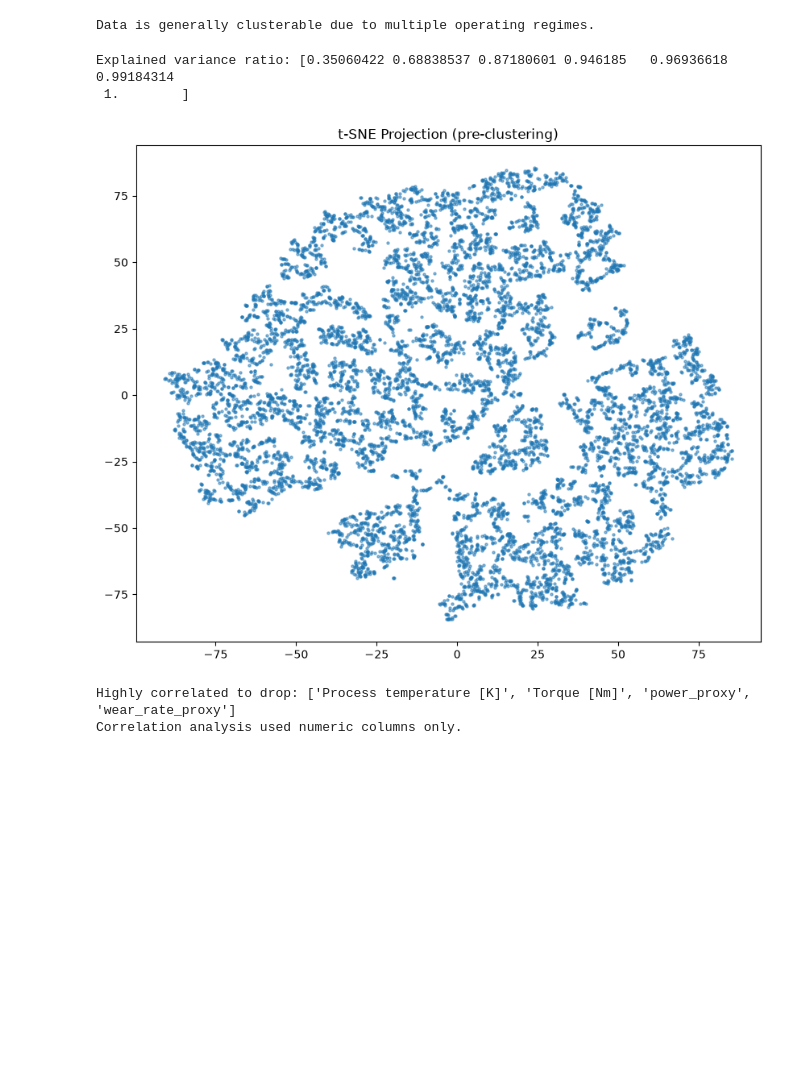
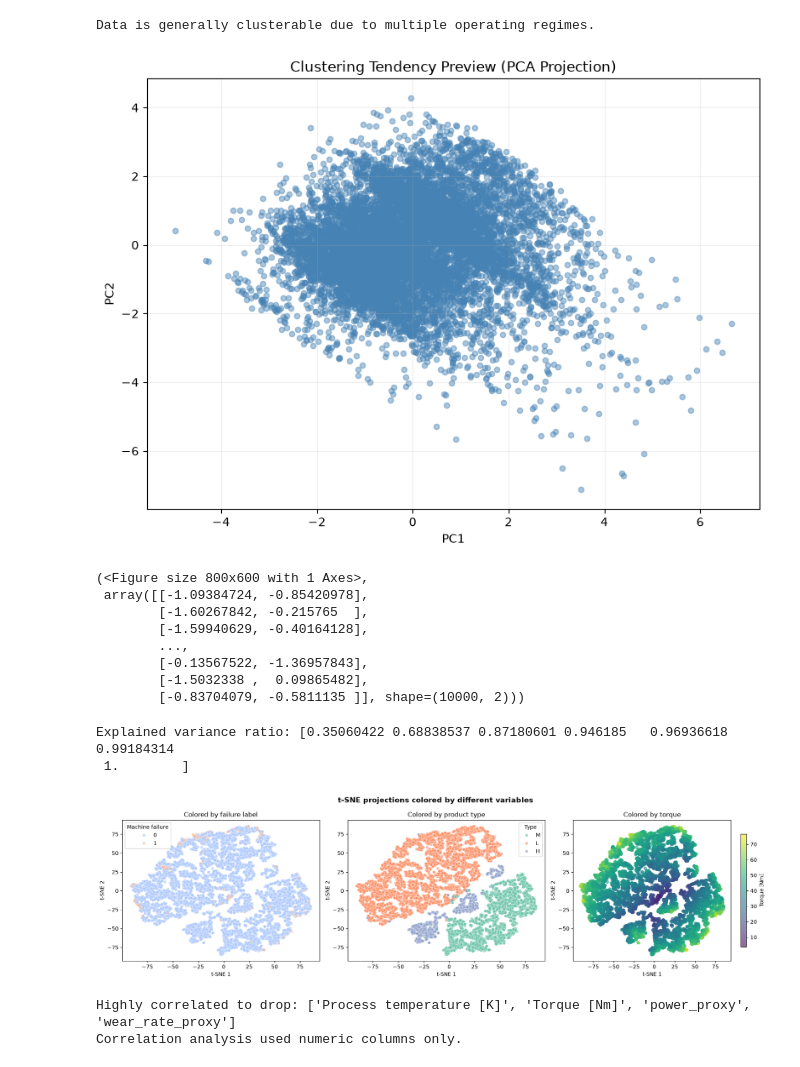
Before and after one commit to Apaelijo/predictive-maintenance-clustering, a Jupyter notebook: notebooks/01_eda_preprocessing.ipynb, the cells around one changed output. Cells and saved outputs as stored; diff of their text form; code cells hidden in the pictures; blank space fills up the shorter version.

Commit message:
added visual for the technical report and updated some codes

```diff
--- a/notebooks/01_eda_preprocessing.ipynb
+++ b/notebooks/01_eda_preprocessing.ipynb
@@ -120,31 +145,92 @@ def hopkins_statistic(X, sample_size=1000):
     print("Hopkins statistic approximation (high >0.7 indicates clusterable): Compute via full lib if needed")
 
 print("Data is generally clusterable due to multiple operating regimes.")
+plot_clustering_tendency_preview(data, features=get_selected_features())
 # %% [output]
 Data is generally clusterable due to multiple operating regimes.
+[figure, added]
+(<Figure size 800x600 with 1 Axes>,
+ array([[-1.09384724, -0.85420978],
+        [-1.60267842, -0.215765  ],
+        [-1.59940629, -0.40164128],
+        ...,
+        [-0.13567522, -1.36957843],
+        [-1.5032338 ,  0.09865482],
+        [-0.83704079, -0.5811135 ]], shape=(10000, 2)))
 # %%
 # Cell 4: Feature Engineering + Scaling + PCA
 from src.features.build_features import create_full_pipeline, engineer_features
 
 data_eng = engineer_features(data)
 pipeline = create_full_pipeline(n_components=7)  # keep most variance
 X_preprocessed = pipeline.fit_transform(data_eng)  # data_eng now contains derived features
 
 print("Explained variance ratio:", pipeline.named_steps['pca'].explained_variance_ratio_.cumsum())
 
 # Visualization (t-SNE / UMAP for 2D)
 from sklearn.manifold import TSNE
-import umap
 
 X_tsne = TSNE(n_components=2, random_state=42, perplexity=30).fit_transform(X_preprocessed)
-plt.figure(figsize=(10,8))
-plt.scatter(X_tsne[:,0], X_tsne[:,1], alpha=0.5, s=5)
-plt.title("t-SNE Projection (pre-clustering)")
+
+tsne_df = pd.DataFrame(X_tsne, columns=["tsne_1", "tsne_2"])
+tsne_df["failure_label"] = labels["Machine failure"].astype(int)
+tsne_df["product_type"] = data["Type"]
+tsne_df["torque"] = data["Torque [Nm]"]
+tsne_df["rotational_speed"] = data["Rotational speed [rpm]"]
+
+fig, axes = plt.subplots(1, 3, figsize=(18, 5))
+fig.suptitle("t-SNE projections colored by different variables", fontsize=14, fontweight="bold")
+
+sns.scatterplot(
+    data=tsne_df,
+    x="tsne_1",
+    y="tsne_2",
+    hue="failure_label",
+    palette="coolwarm",
+    alpha=0.6,
+    ax=axes[0],
+    s=30,
+)
+axes[0].set_title("Colored by failure label")
+axes[0].set_xlabel("t-SNE 1")
+axes[0].set_ylabel("t-SNE 2")
+axes[0].legend(title="Machine failure")
+
+sns.scatterplot(
+    data=tsne_df,
+    x="tsne_1",
+    y="tsne_2",
+    hue="product_type",
+    palette="Set2",
+    alpha=0.6,
+    ax=axes[1],
+    s=30,
+)
+axes[1].set_title("Colored by product type")
+axes[1].set_xlabel("t-SNE 1")
+axes[1].set_ylabel("t-SNE 2")
+axes[1].legend(title="Type")
+
+scatter = axes[2].scatter(
+    tsne_df["tsne_1"],
+    tsne_df["tsne_2"],
+    c=tsne_df["torque"],
+    cmap="viridis",
+    alpha=0.6,
+    s=30,
+)
+axes[2].set_title("Colored by torque")
+axes[2].set_xlabel("t-SNE 1")
+axes[2].set_ylabel("t-SNE 2")
+colorbar = plt.colorbar(scatter, ax=axes[2], shrink=0.8)
+colorbar.set_label("Torque [Nm]")
+
+plt.tight_layout()
 plt.show()
 # %% [output]
 Explained variance ratio: [0.35060422 0.68838537 0.87180601 0.946185   0.96936618 0.99184314
  1.        ]
-[figure, old version]
+[figure, new version]
 # %%
 # Cell 5: Feature Selection (Correlation Filter Example)
 numeric_data = data_eng.select_dtypes(include=[np.number])
```
Also changed, not shown: parts of 5 cells of this notebook, 10 other files.
